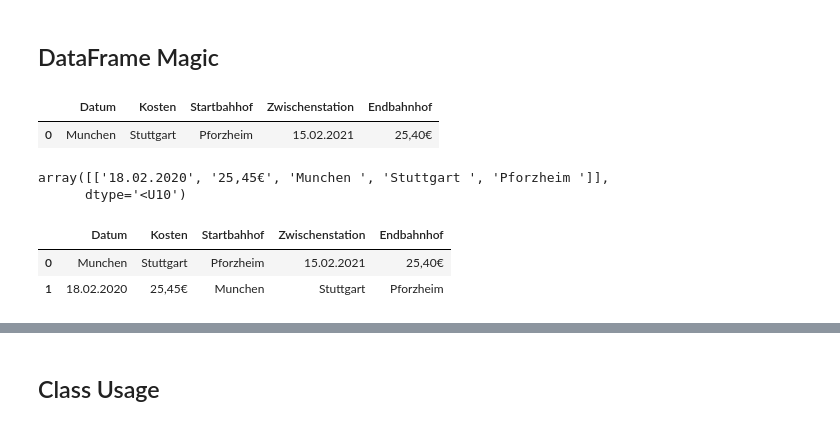
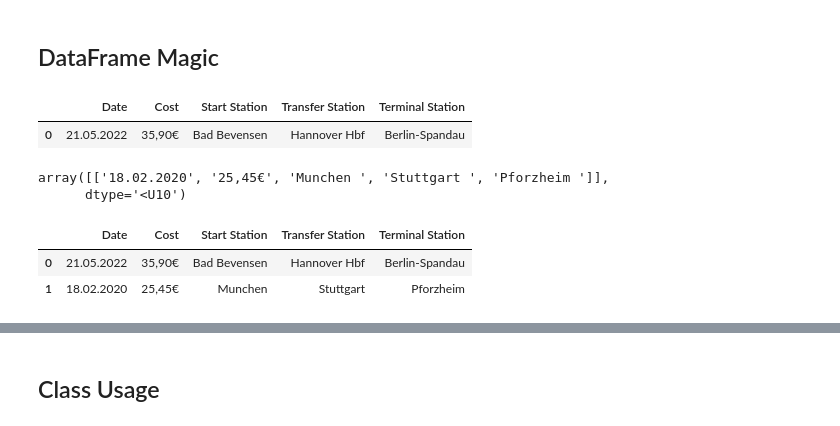
Before and after one commit to bolecodex/pytesseract-lambda, a Jupyter notebook: invoiceDigitization.ipynb, the cells around one changed output, grey strips where cells are left out. Drawn from its saved outputs; the diff is of its cells as text; code cells hidden in the pictures.

```diff
--- a/invoiceDigitization.ipynb
+++ b/invoiceDigitization.ipynb
@@ -437,8 +537,13 @@ arrivalTrain, returnTrain
+# %%
+import re
+def get_station_name(station):
+    station_name = station[:re.search(r"\d", station).start()-1]
+    return station_name
 # %%
 stops = []
-for i in range(len(arrivalTrain)):
-    idx = arrivalTrain[i].find('Hbf')
-    if arrivalTrain[i][: idx - 1] not in stops:
-        stops.append(arrivalTrain[i][: idx - 1])
+for i in arrivalTrain:
+    station_name = get_station_name(i)
+    if station_name not in stops:
+        stops.append(station_name)
 stops
 # %% [output]
@@ -445,0 +551,7 @@ stops
+# %%
+stops = []
+for i in returnTrain:
+    station_name = get_station_name(i)
+    if station_name not in stops:
+        stops.append(station_name)
+stops
@@ -455,16 +571,13 @@ stops
 # %% [markdown]
 ## DataFrame Magic
-# %%
-header = ["Datum", "Kosten", "Startbahhof", "Zwischenstation", "Endbahnhof"]
-entries = stops[:3]
-entries.append(dateBlock)
-entries.append(Amount)
-entries = np.array([[entry] for entry in entries])
-df = pd.DataFrame(entries.T, columns=header)
-df
-# %% [output]
-|  | Datum | Kosten | Startbahhof | Zwischenstation | Endbahnhof |
-| 0 | Munchen | Stuttgart | Pforzheim | 15.02.2021 | 25,40€ |
+# %%
+header = ["Date", "Cost","Start Station", "Transfer Station", "Terminal Station"]
+entries = np.array([[dateBlock, Amount]+stops[:3]])
+df = pd.DataFrame(entries, columns=header)
+df
+# %% [output]
+|  | Date | Cost | Start Station | Transfer Station | Terminal Station |
+| 0 | 21.05.2022 | 35,90€ | Bad Bevensen | Hannover Hbf | Berlin-Spandau |
 # %%
 test = ['18.02.2020', '25,45€', 'Munchen ', 'Stuttgart ', 'Pforzheim ']
 test = np.array([[entry] for entry in test])
@@ -473,12 +586,12 @@ test.T
 array([['18.02.2020', '25,45€', 'Munchen ', 'Stuttgart ', 'Pforzheim ']],
       dtype='<U10')
 # %%
-arr = np.vstack([entries.T, test.T])
+arr = np.vstack([entries, test.T])
 df2 = pd.DataFrame(arr, columns=header)
 df2
 # %% [output]
-|  | Datum | Kosten | Startbahhof | Zwischenstation | Endbahnhof |
-| 0 | Munchen | Stuttgart | Pforzheim | 15.02.2021 | 25,40€ |
+|  | Date | Cost | Start Station | Transfer Station | Terminal Station |
+| 0 | 21.05.2022 | 35,90€ | Bad Bevensen | Hannover Hbf | Berlin-Spandau |
 | 1 | 18.02.2020 | 25,45€ | Munchen | Stuttgart | Pforzheim |
 # %%
 entries
```
Also changed, not shown: parts of 34 cells of this notebook, 8 other files.
